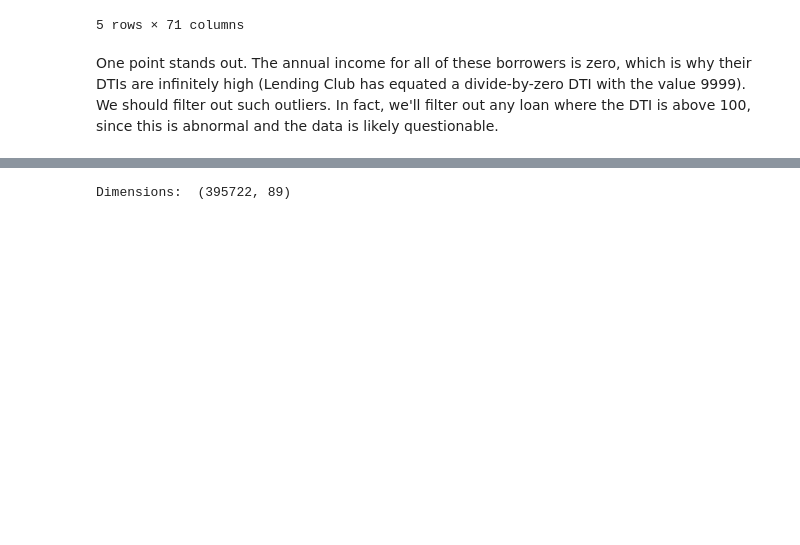
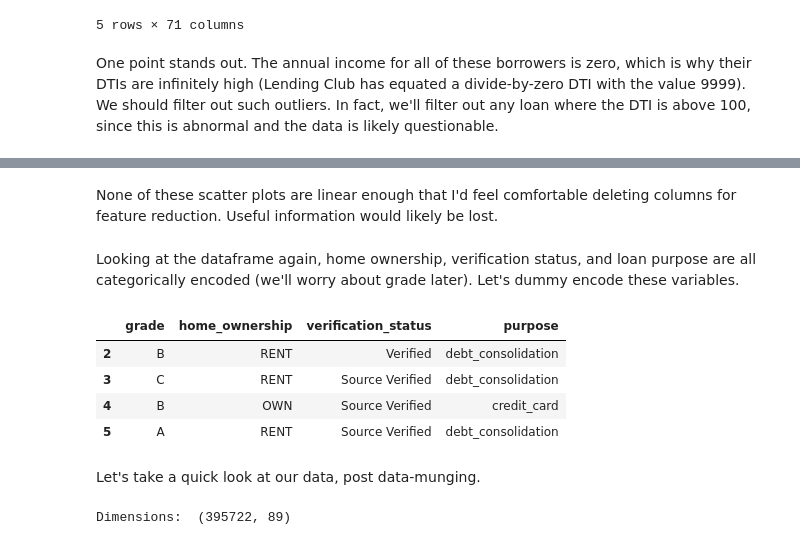
Before and after one commit to nsheth12/lending-club-analysis, a Jupyter notebook: Reverse Engineer LC Grading.ipynb, the cells around one changed output, grey strips where cells are left out. Cells and saved outputs as stored; diff of their text form; code cells hidden in the pictures; blank space fills up the shorter version.

```diff
--- a/Reverse Engineer LC Grading.ipynb
+++ b/Reverse Engineer LC Grading.ipynb
@@ -193,6 +215,20 @@ dtype: float64
+# %% [markdown]
+None of these scatter plots are linear enough that I'd feel comfortable deleting columns for feature reduction. Useful information would likely be lost.
+# %% [markdown]
+Looking at the dataframe again, home ownership, verification status, and loan purpose are all categorically encoded (we'll worry about grade later). Let's dummy encode these variables.
+# %%
+lc.loc[:5, lc.dtypes == object]
+# %% [output]
+|  | grade | home_ownership | verification_status | purpose |
+| 2 | B | RENT | Verified | debt_consolidation |
+| 3 | C | RENT | Source Verified | debt_consolidation |
+| 4 | B | OWN | Source Verified | credit_card |
+| 5 | A | RENT | Source Verified | debt_consolidation |
 # %%
 #create dummy variables for categorical variables
 lc = pd.get_dummies(lc, columns=["home_ownership", "verification_status", "purpose"])
+# %% [markdown]
+Let's take a quick look at our data, post data-munging.
 # %%
 print("Dimensions: ", lc.shape)
 lc.head(5)
```
Also changed, not shown: parts of 35 cells of this notebook.
